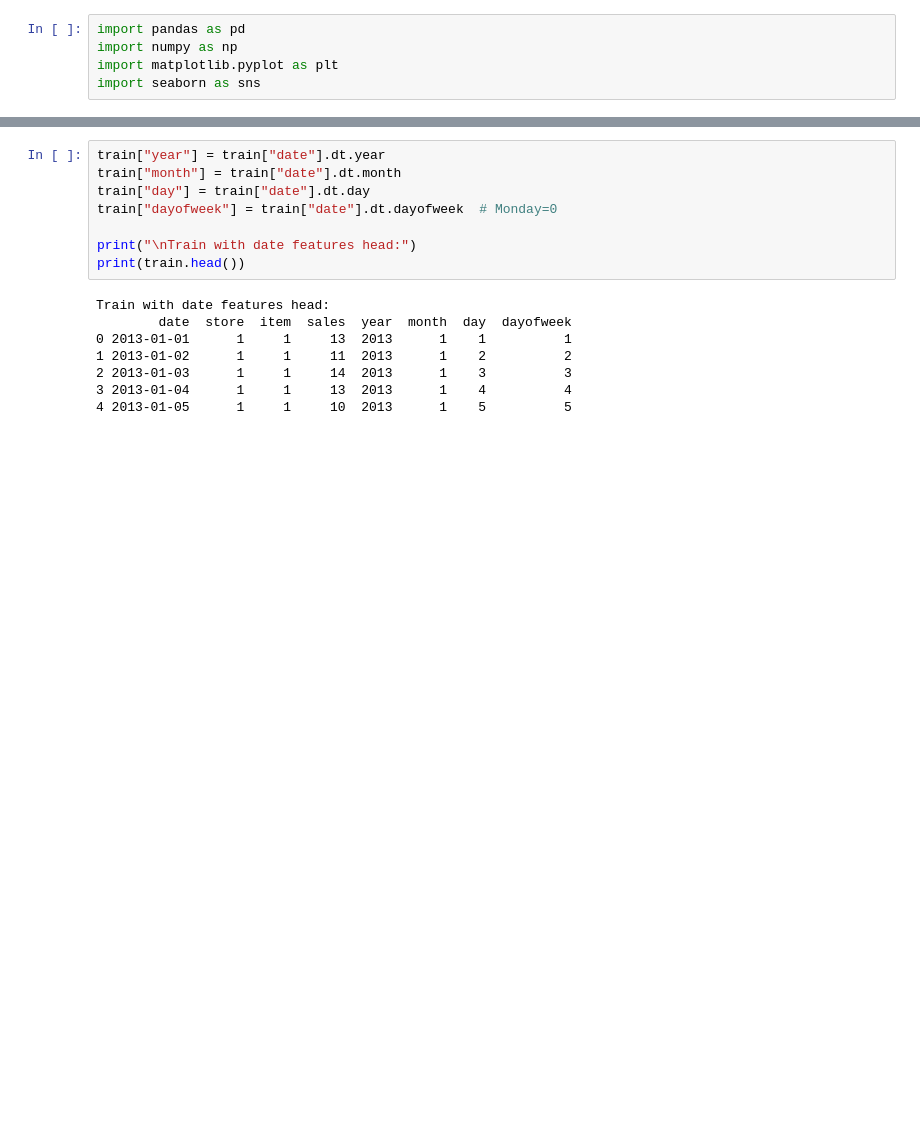
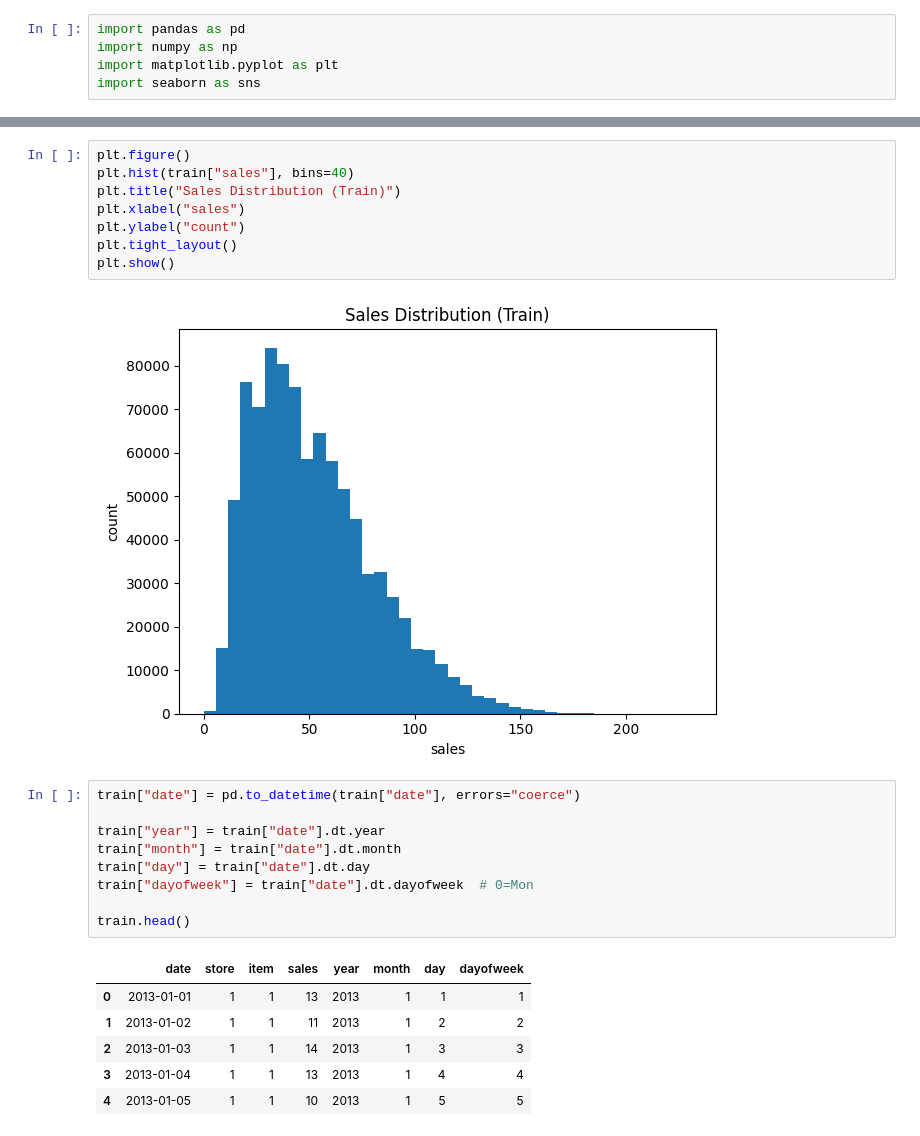
Before and after one commit to OrionLedger/Mushtari, a Jupyter notebook: notebooks/exploratory/train.ipynb, the cells around one changed output, grey strips where cells are left out. Saved outputs shown, nothing was run; the diff lists cells and outputs as text; blank space fills up the shorter version.

```diff
--- a/notebooks/exploratory/train.ipynb
+++ b/notebooks/exploratory/train.ipynb
@@ -90,16 +50,26 @@ plt.show()
+# %%
+plt.figure()
+plt.hist(train["sales"], bins=40)
+plt.title("Sales Distribution (Train)")
+plt.xlabel("sales")
+plt.ylabel("count")
+plt.tight_layout()
+plt.show()
+# %% [output]
+[figure, added]
 # %%
+train["date"] = pd.to_datetime(train["date"], errors="coerce")
+
 train["year"] = train["date"].dt.year
 train["month"] = train["date"].dt.month
 train["day"] = train["date"].dt.day
-train["dayofweek"] = train["date"].dt.dayofweek  # Monday=0
+train["dayofweek"] = train["date"].dt.dayofweek  # 0=Mon
 
-print("\nTrain with date features head:")
-print(train.head())
+train.head()
 # %% [output]
-Train with date features head:
-        date  store  item  sales  year  month  day  dayofweek
-0 2013-01-01      1     1     13  2013      1    1          1
-1 2013-01-02      1     1     11  2013      1    2          2
-2 2013-01-03      1     1     14  2013      1    3          3
-3 2013-01-04      1     1     13  2013      1    4          4
-4 2013-01-05      1     1     10  2013      1    5          5
+|  | date | store | item | sales | year | month | day | dayofweek |
+| 0 | 2013-01-01 | 1 | 1 | 13 | 2013 | 1 | 1 | 1 |
+| 1 | 2013-01-02 | 1 | 1 | 11 | 2013 | 1 | 2 | 2 |
+| 2 | 2013-01-03 | 1 | 1 | 14 | 2013 | 1 | 3 | 3 |
+| 3 | 2013-01-04 | 1 | 1 | 13 | 2013 | 1 | 4 | 4 |
+| 4 | 2013-01-05 | 1 | 1 | 10 | 2013 | 1 | 5 | 5 |
```
Also changed, not shown: parts of 17 cells of this notebook, 4 other files.
